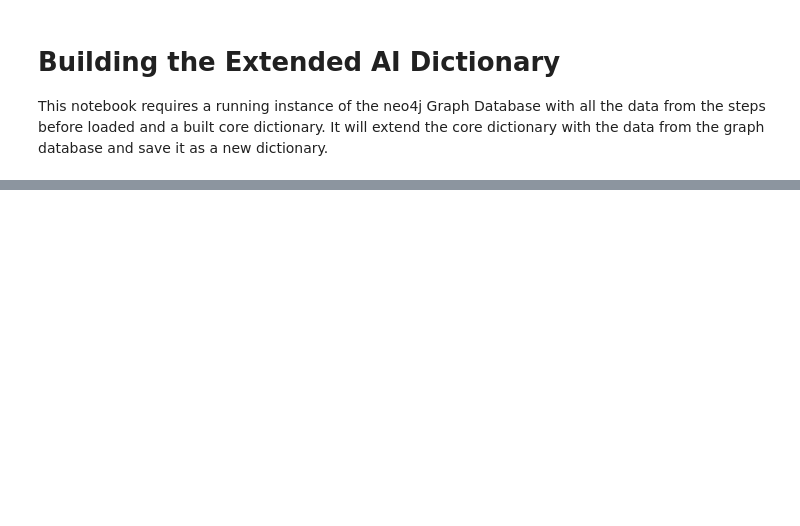
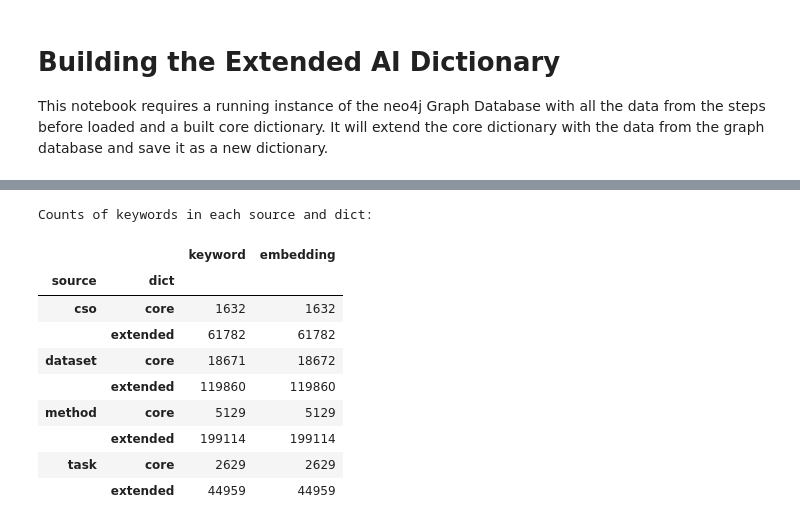
Before and after one commit to J0nasW/AI-Dictionary, a Jupyter notebook: 04_Extended_Dictionary.ipynb, the cells around one changed output, grey strips where cells are left out. Saved outputs shown, nothing was run; the diff lists cells and outputs as text; code cells hidden in the pictures; blank space fills up the shorter version.

```diff
--- a/04_Extended_Dictionary.ipynb
+++ b/04_Extended_Dictionary.ipynb
@@ -17,8 +25,8 @@ DICT_PATH = "data/dictionaries"
 # %%
 # Load the core &  extended dictionary that was produced by the 03b_Extended_Dictionary_Helper.py script
 core_dict_df = pd.read_csv(DICT_PATH + "/core_dictionary.csv")
-ext_dict_df = pd.read_csv(DICT_PATH + "/extended_dictionary.csv")
-neg_keywords_df = pd.read_csv(DICT_PATH + "/negative_keywords.csv")
+ext_dict_df = pd.read_csv(DICT_PATH + "/extended_keywords.csv")
+# neg_keywords_df = pd.read_csv(DICT_PATH + "/negative_keywords.csv")
 print("Core dictionary size: ", core_dict_df.shape)
 print("Extended dictionary size: ", ext_dict_df.shape)
-print("Negative keywords size: ", neg_keywords_df.shape)
+# print("Negative dictionary size: ", neg_keywords_df.shape)
@@ -28,13 +39,14 @@ initial_ext_size = ext_dict_df.shape[0]
 ext_dict_df = ext_dict_df[~ext_dict_df.keyword.isin(core_dict_df.keyword)]
 print(f"Stripped {initial_ext_size - ext_dict_df.shape[0]} keywords from extended dictionary that were already in core dictionary.")
 # Strip the extended dictionary of any keywords that are already in the negative keywords
-initial_ext_size = ext_dict_df.shape[0]
-ext_dict_df = ext_dict_df[~ext_dict_df.keyword.isin(neg_keywords_df.keyword)]
-print(f"Stripped {initial_ext_size - ext_dict_df.shape[0]} keywords from extended dictionary that were already in negative keywords.")
-
+# initial_ext_size = ext_dict_df.shape[0]
+# ext_dict_df = ext_dict_df[~ext_dict_df.keyword.isin(neg_keywords_df.keyword)]
+# print(f"Stripped {initial_ext_size - ext_dict_df.shape[0]} keywords from extended dictionary that were already in negative keywords.")
+print("")
+print(f"Extended dictionary size after stripping: {ext_dict_df.shape[0]}")
 # Calculate embeddings for all extended keywords
+print("")
 print("Embedding all extended keywords...")
-print("")
 print("Loading Sentence Transformer model...")
 MODEL_SCINCL = SentenceTransformer('malteos/SciNCL')
 print("Done.")
@@ -43,0 +66,9 @@ print("Done.")
+# %%
+# Combine the core and extended dictionary dataframes into one by adding a column that indicates the source dict
+core_dict_df["dict"] = "core"
+ext_dict_df["dict"] = "extended"
+dict_df = pd.concat([core_dict_df[["keyword", "source", "embedding", "dict"]], ext_dict_df[["keyword", "source", "embedding", "dict"]]], ignore_index=True)
+del core_dict_df
+dict_df = dict_df.reset_index(drop=True)
+print(f"Combined dictionary size: {dict_df.shape}")
+display(dict_df.head())
@@ -43,0 +83,17 @@ print("Done.")
+# %%
+# Print out all counts of keywords in the dictionary in each source and dict
+print("")
+print("Counts of keywords in each source and dict:")
+display(dict_df.groupby(["source", "dict"]).count())
+# %% [output]
+Counts of keywords in each source and dict:
+|  |  | keyword | embedding |
+| source | dict |  |  |
+| cso | core | 1632 | 1632 |
+|  | extended | 61782 | 61782 |
+| dataset | core | 18671 | 18672 |
+|  | extended | 119860 | 119860 |
+| method | core | 5129 | 5129 |
+|  | extended | 199114 | 199114 |
+| task | core | 2629 | 2629 |
+|  | extended | 44959 | 44959 |
```
Also changed, not shown: parts of 9 cells of this notebook, 18 other files.
